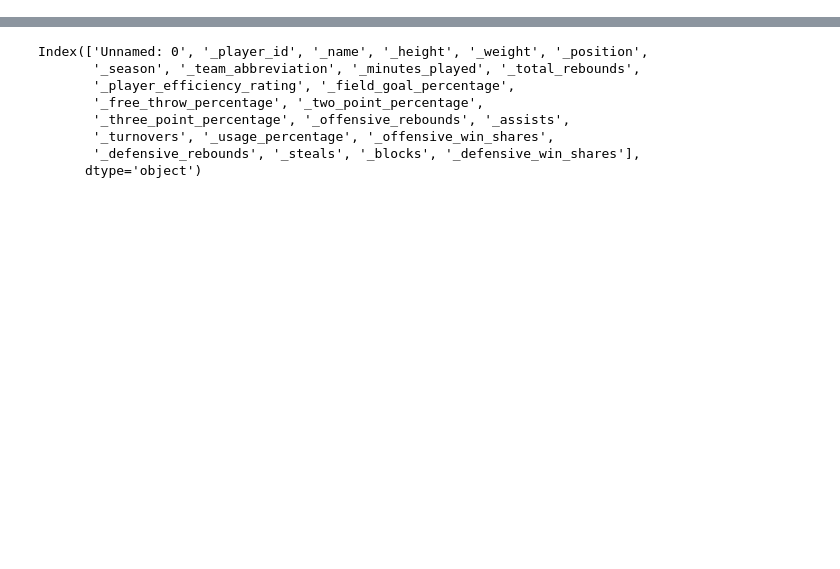
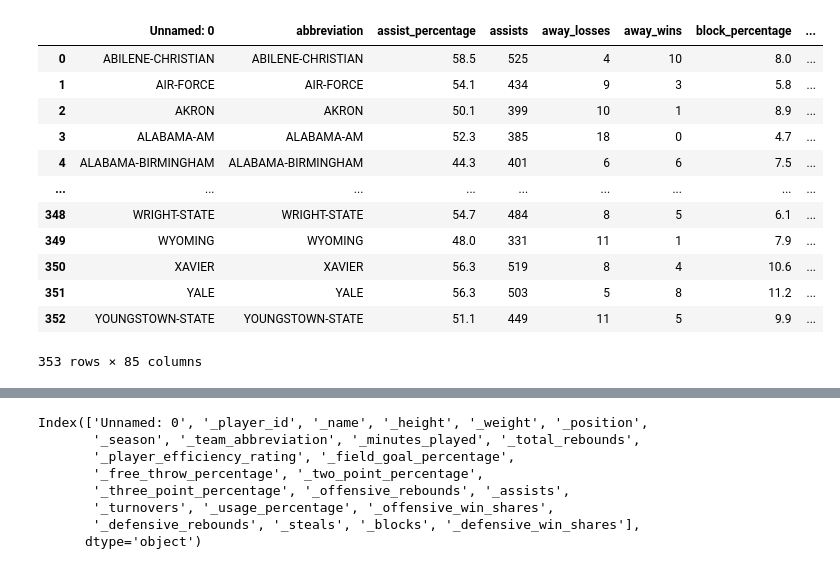
Before and after one commit to JustinRWong/AmazoogleChallengeLab, a Jupyter notebook: Modeling[11-26].ipynb, the cells around one changed output, grey strips where cells are left out. Cells and saved outputs as stored; diff of their text form; code cells hidden in the pictures; blank space fills up the shorter version.

```diff
--- a/Modeling[11-26].ipynb
+++ b/Modeling[11-26].ipynb
@@ -6,0 +1,47 @@ teams = pd.read_csv("/Users/HuyVu/Desktop/ChallengeLab/cl_repo/AmazoogleChalleng
+# %%
+import pandas as pd
+
+# Part 1 specific
+import sqlalchemy
+from pathlib import Path
+
+# Part 2 specific
+import numpy as np
+import matplotlib.pyplot as plt
+import matplotlib.gridspec as gridspec
+from matplotlib.colors import ListedColormap
+import seaborn as sns
+
+from sklearn import utils
+from sklearn import preprocessing
+from sklearn.linear_model import LinearRegression
+from sklearn.linear_model import LogisticRegression
+from sklearn.metrics import mean_squared_error
+from sklearn.metrics import mean_absolute_error
+from sklearn.model_selection import train_test_split
+from sklearn.preprocessing import PolynomialFeatures
+from sklearn.preprocessing import StandardScaler
+from sklearn.pipeline import Pipeline
+from sklearn import tree
+# ignore the warning you might get from importing ensemble from sklearn
+from sklearn import ensemble
+
+players = pd.read_csv("/Users/HuyVu/Desktop/ChallengeLab/cl_repo/AmazoogleChallengeLab/pac12_2019_players.csv")
+teams = pd.read_csv("/Users/HuyVu/Desktop/ChallengeLab/cl_repo/AmazoogleChallengeLab/pac12_2019_teams.csv")
+all_teams = pd.read_csv("/Users/HuyVu/Desktop/ChallengeLab/cl_repo/AmazoogleChallengeLab//data/all_teams_2019.csv")
+# %%
+all_teams
+# %% [output]
+|  | Unnamed: 0 | abbreviation | assist_percentage | assists | away_losses | away_wins | block_percentage | ... |
+| 0 | ABILENE-CHRISTIAN | ABILENE-CHRISTIAN | 58.5 | 525 | 4 | 10 | 8.0 | ... |
+| 1 | AIR-FORCE | AIR-FORCE | 54.1 | 434 | 9 | 3 | 5.8 | ... |
+| 2 | AKRON | AKRON | 50.1 | 399 | 10 | 1 | 8.9 | ... |
+| 3 | ALABAMA-AM | ALABAMA-AM | 52.3 | 385 | 18 | 0 | 4.7 | ... |
+| 4 | ALABAMA-BIRMINGHAM | ALABAMA-BIRMINGHAM | 44.3 | 401 | 6 | 6 | 7.5 | ... |
+| ... | ... | ... | ... | ... | ... | ... | ... | ... |
+| 348 | WRIGHT-STATE | WRIGHT-STATE | 54.7 | 484 | 8 | 5 | 6.1 | ... |
+| 349 | WYOMING | WYOMING | 48.0 | 331 | 11 | 1 | 7.9 | ... |
+| 350 | XAVIER | XAVIER | 56.3 | 519 | 8 | 4 | 10.6 | ... |
+| 351 | YALE | YALE | 56.3 | 503 | 5 | 8 | 11.2 | ... |
+| 352 | YOUNGSTOWN-STATE | YOUNGSTOWN-STATE | 51.1 | 449 | 11 | 5 | 9.9 | ... |
+353 rows × 85 columns
```
Also changed, not shown: parts of 18 cells of this notebook.
